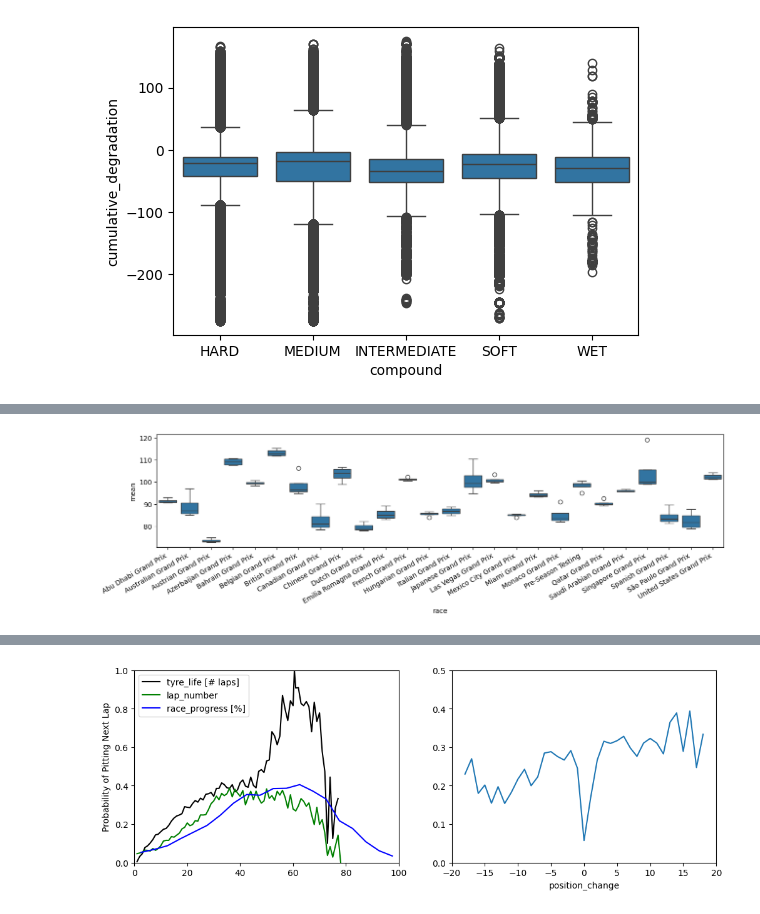
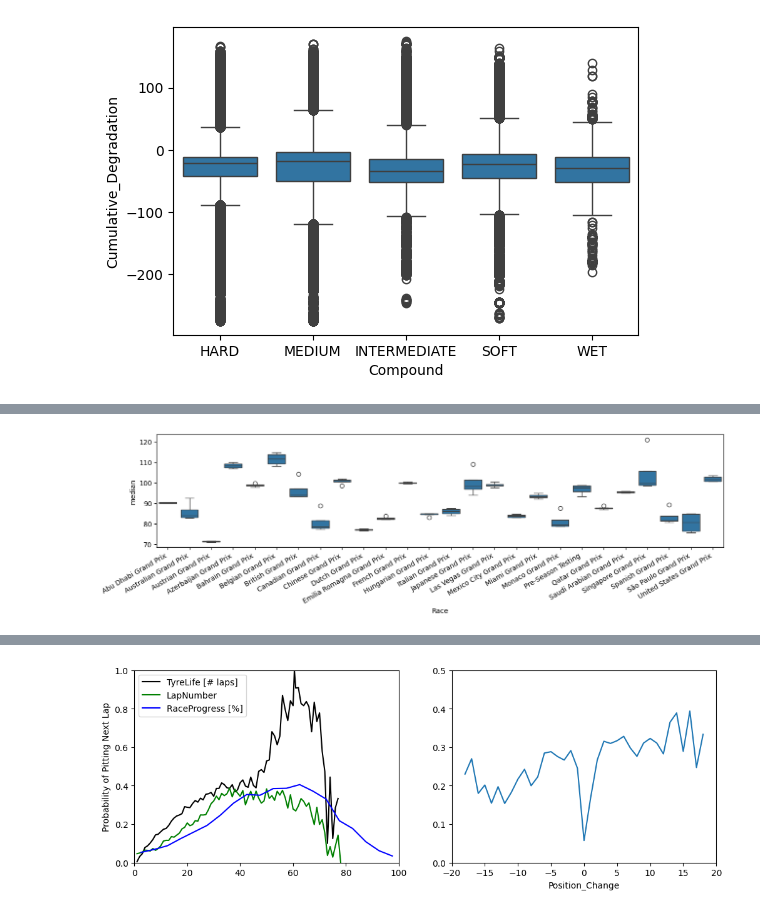
Before and after one commit to giacomoscanavini/data_science_notebooks, a Jupyter notebook: project_predicting_f1_pit_stops/predicting_f1_pit_stops.ipynb, the cells around one changed output, grey strips where cells are left out. Saved outputs shown, nothing was run; the diff lists cells and outputs as text; code cells hidden in the pictures.

```diff
--- a/project_predicting_f1_pit_stops/predicting_f1_pit_stops.ipynb
+++ b/project_predicting_f1_pit_stops/predicting_f1_pit_stops.ipynb
@@ -509,55 +568,55 @@ def plot_median_iqr(df, x_col, y_col="lap_time_s", xlabel=None, title=None):
 # LapTime vs Stint
 stint_data = plot_median_iqr(
     df=df,
-    x_col="stint",
+    x_col="Stint",
     xlabel="Stint",
-    title="Lap Time vs Stint",
+    title="LapTime vs Stint",
 )
 
 # LapTime vs Position
 position_data = plot_median_iqr(
     df=df,
-    x_col="position",
+    x_col="Position",
     xlabel="Position",
-    title="Lap Time vs Position",
+    title="LapTime vs Position",
 )
 
 # LapTime vs PositionChange
 position_change_data = plot_median_iqr(
     df=df,
-    x_col="position_change",
+    x_col="Position_Change",
     xlabel="Position Change",
-    title="Lap Time vs Position Change",
+    title="LapTime vs Position_Change",
 )
 
 # LapTime vs TyreLife
-df["tyre_life_bin"] = pd.cut(df["tyre_life"],
+df["TyreLife_bin"] = pd.cut(df["TyreLife"],
                              bins=np.arange(0, 105, 5),
                              labels=[f'{x}-{y}' for x,y in zip(np.arange(0, 100, 5), np.arange(5, 105, 5))])
 tyre_life_data = plot_median_iqr(
     df=df,
-    x_col="tyre_life_bin",
+    x_col="TyreLife_bin",
     xlabel="Tyre Life Bin",
-    title="Lap Time vs Tyre Life",
+    title="LapTime vs TyreLife",
 )
 
 # LapTime vs RaceProgress
-df["race_progress_bin"] = pd.cut(df["race_progress"],
+df["RaceProgress_bin"] = pd.cut(df["RaceProgress"],
                                  bins=np.linspace(0, 1, 21),
                                  labels=[f'{round(x, 2)}-{round(y, 2)}' for x,y in zip(np.linspace(0, 0.95, 20), np.linspace(0.5, 1, 20))])
 race_progress_data = plot_median_iqr(
     df=df,
-    x_col="race_progress_bin",
-    xlabel="Race Progress Bin",
-    title="Lap Time vs Race Progress",
+    x_col="RaceProgress_bin",
+    xlabel="RaceProgress Bin",
+    title="LapTime vs RaceProgress",
 )
 
 # LapTime vs lap_number
 position_data = plot_median_iqr(
     df=df,
-    x_col="lap_number",
-    xlabel="Lap Number",
-    title="Lap Time vs Lap Number",
+    x_col="LapNumber",
+    xlabel="LapNumber",
+    title="LapTime vs LapNumber",
 )
 # %% [output]
 [figure]
@@ -569,10 +628,10 @@ position_data = plot_median_iqr(
 # %%
 # LapTime per (Race, Year)
-lap_race = df.groupby(['race', 'year'])['lap_time_s'].mean().reset_index(name='mean')
+lap_race = df.groupby(['Race', 'Year'])['LapTime (s)'].median().reset_index(name='median')
 
 fig, ax = plt.subplots(1, 1, figsize=(15, 3))
-sns.boxplot(data=lap_race, x='race', y='mean', ax=ax)
+sns.boxplot(data=lap_race, x='Race', y='median', ax=ax)
 ax.set_xticklabels(ax.get_xticklabels(), rotation=30, ha='right')
 plt.show()
 # %% [output]
-[figure, old version]
+[figure, new version]
```
Also changed, not shown: parts of 40 cells of this notebook.
